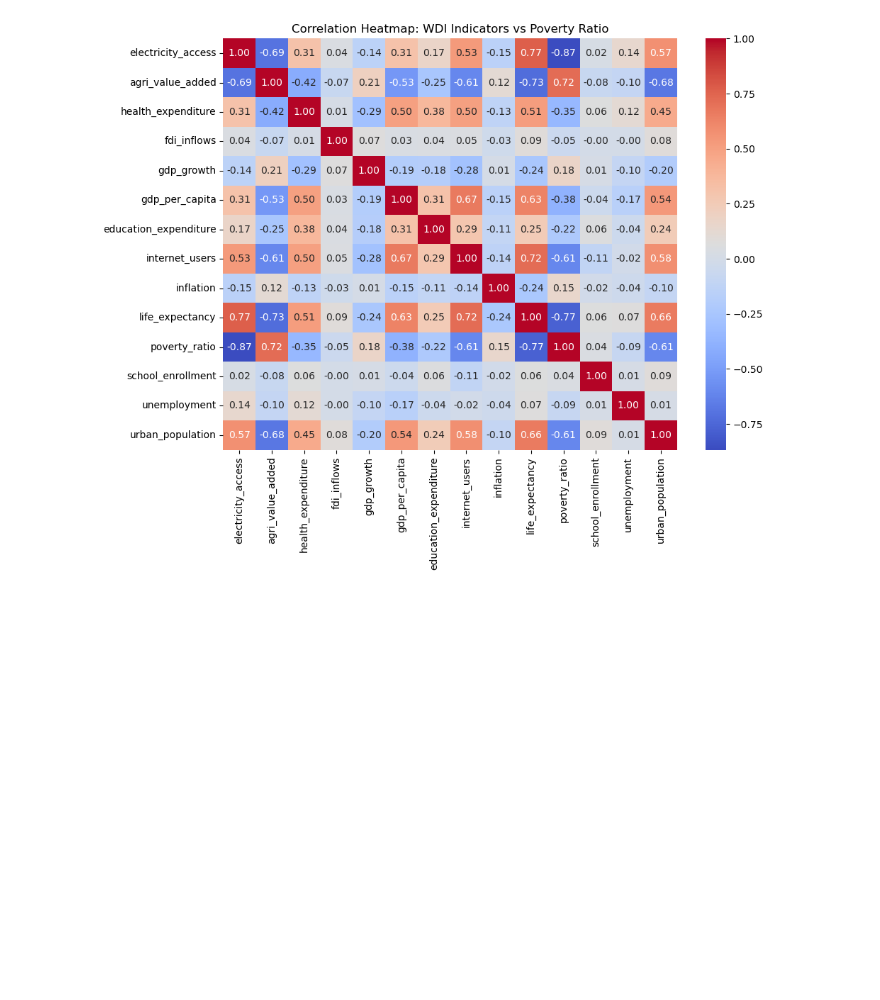
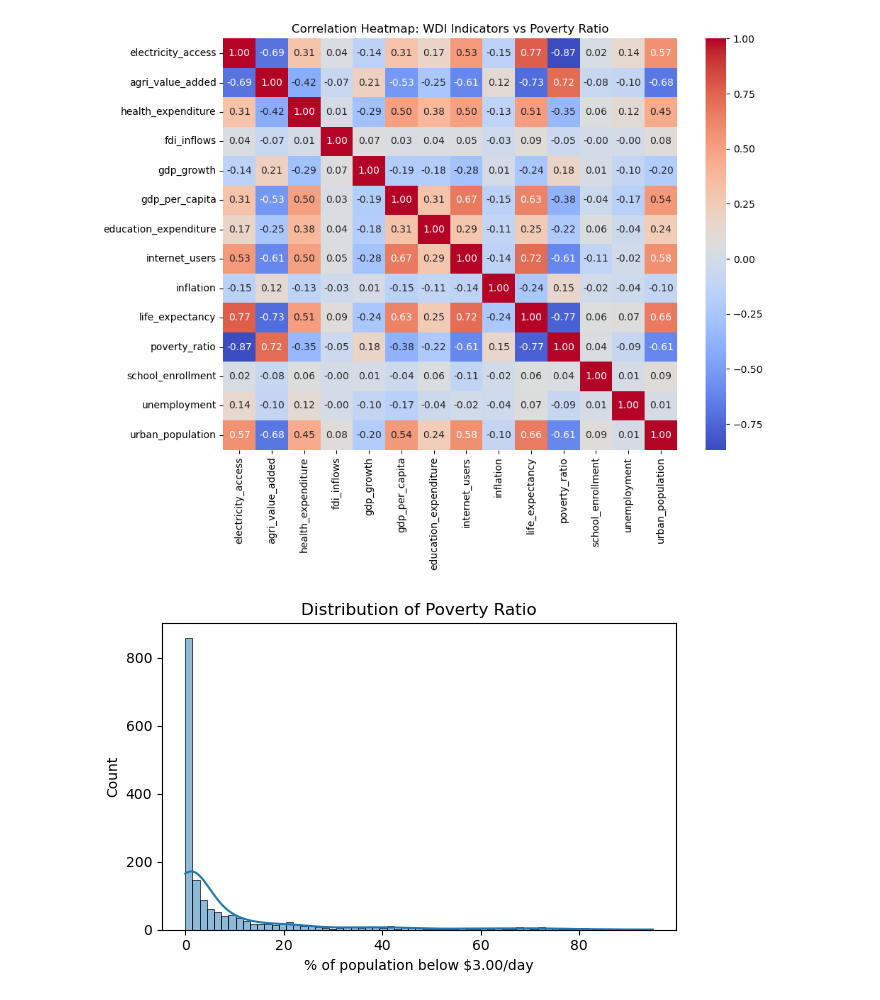
Before and after one commit to teniolaiji/MLSummative-_Regression-Analysis, a Jupyter notebook: linear_regression/multivariate.ipynb, the cells around one changed output. Saved outputs shown, nothing was run; the diff lists cells and outputs as text; code cells hidden in the pictures; blank space fills up the shorter version.

Commit message:
Plot target distribution

```diff
--- a/linear_regression/multivariate.ipynb
+++ b/linear_regression/multivariate.ipynb
@@ -28,3 +28,14 @@ plt.savefig('correlation_heatmap.png')
 plt.show()
 # %% [output]
 [figure]
+# %%
+# Target distribution
+plt.figure(figsize=(6, 4))
+sns.histplot(df[target_col], kde=True)
+plt.title('Distribution of Poverty Ratio')
+plt.xlabel('% of population below $3.00/day')
+plt.tight_layout()
+plt.savefig('target_distribution.png')
+plt.show()
+# %% [output]
+[figure, added]
```
Also changed, not shown: 1 other file.
